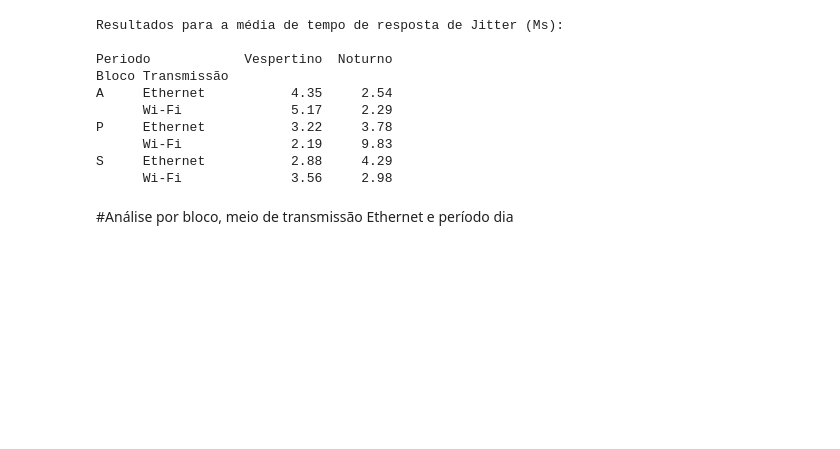
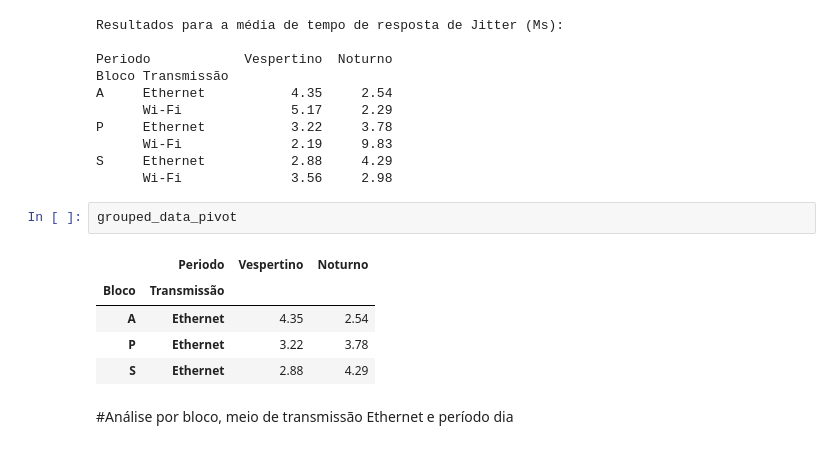
Before and after one commit to matheusbuenowb/University-Network-Analysis, a Jupyter notebook: TCC_Análise.ipynb, the cells around one changed output. Cells and saved outputs as stored; diff of their text form; blank space fills up the shorter version.

```diff
--- a/TCC_Análise.ipynb
+++ b/TCC_Análise.ipynb
@@ -355,6 +355,14 @@ P     Ethernet           3.22     3.78
       Wi-Fi              2.19     9.83
 S     Ethernet           2.88     4.29
       Wi-Fi              3.56     2.98
+# %%
+grouped_data_pivot
+# %% [output]
+|  | Periodo | Vespertino | Noturno |
+| Bloco | Transmissão |  |  |
+| A | Ethernet | 4.35 | 2.54 |
+| P | Ethernet | 3.22 | 3.78 |
+| S | Ethernet | 2.88 | 4.29 |
 # %% [markdown]
 #Análise por bloco, meio de transmissão Ethernet e período dia
 # %%
```
Also changed, not shown: parts of 6 cells of this notebook.
